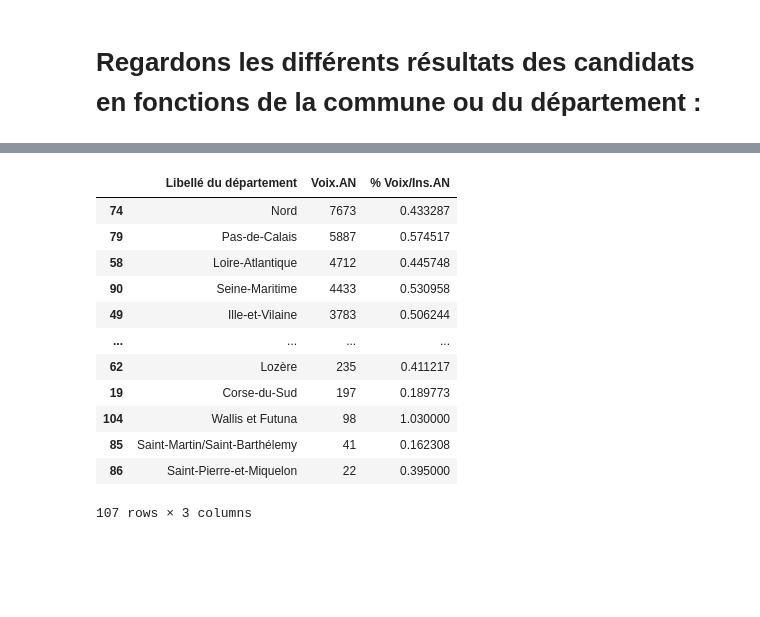
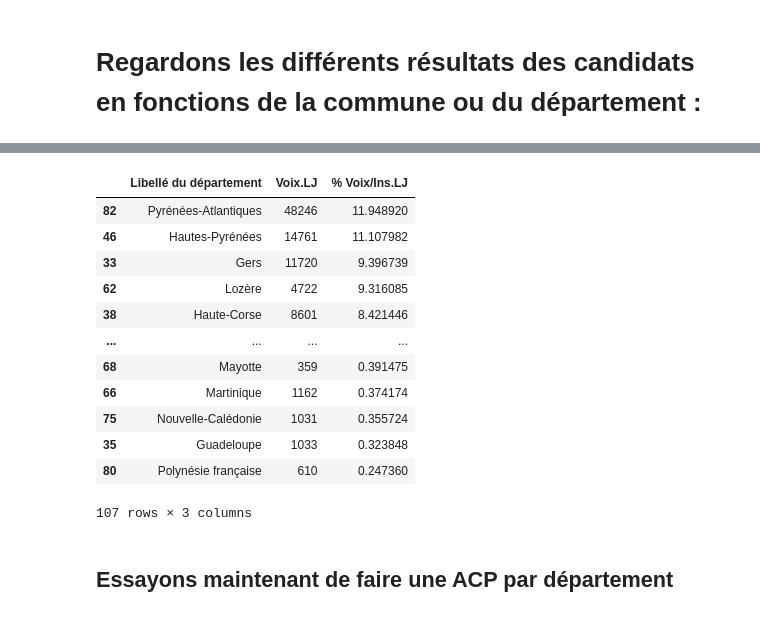
Before and after one commit to BaderEK/AnalyseDeDonnees, a Jupyter notebook: Groupe 2/Groupe 2/rendu.ipynb, the cells around one changed output, grey strips where cells are left out. Saved outputs shown, nothing was run; the diff lists cells and outputs as text; code cells hidden in the pictures; blank space fills up the shorter version.

```diff
--- a/Groupe 2/Groupe 2/rendu.ipynb
+++ b/Groupe 2/Groupe 2/rendu.ipynb
@@ -197,16 +205,18 @@ comm_candidat('Voix.MJL', '% Voix/Ins.MJL', 1, False)
 # %%
-dep_candidat('Voix.AN', '% Voix/Ins.AN', 1, False)
+dep_candidat('Voix.LJ', '% Voix/Ins.LJ', 2, False)
 # %% [output]
-|  | Libellé du département | Voix.AN | % Voix/Ins.AN |
-| 74 | Nord | 7673 | 0.433287 |
-| 79 | Pas-de-Calais | 5887 | 0.574517 |
-| 58 | Loire-Atlantique | 4712 | 0.445748 |
-| 90 | Seine-Maritime | 4433 | 0.530958 |
-| 49 | Ille-et-Vilaine | 3783 | 0.506244 |
+|  | Libellé du département | Voix.LJ | % Voix/Ins.LJ |
+| 82 | Pyrénées-Atlantiques | 48246 | 11.948920 |
+| 46 | Hautes-Pyrénées | 14761 | 11.107982 |
+| 33 | Gers | 11720 | 9.396739 |
+| 62 | Lozère | 4722 | 9.316085 |
+| 38 | Haute-Corse | 8601 | 8.421446 |
 | ... | ... | ... | ... |
-| 62 | Lozère | 235 | 0.411217 |
-| 19 | Corse-du-Sud | 197 | 0.189773 |
-| 104 | Wallis et Futuna | 98 | 1.030000 |
-| 85 | Saint-Martin/Saint-Barthélemy | 41 | 0.162308 |
-| 86 | Saint-Pierre-et-Miquelon | 22 | 0.395000 |
+| 68 | Mayotte | 359 | 0.391475 |
+| 66 | Martinique | 1162 | 0.374174 |
+| 75 | Nouvelle-Calédonie | 1031 | 0.355724 |
+| 35 | Guadeloupe | 1033 | 0.323848 |
+| 80 | Polynésie française | 610 | 0.247360 |
 107 rows × 3 columns
+# %% [markdown]
+## Essayons maintenant de faire une ACP par département
```
Also changed, not shown: parts of 27 cells of this notebook.
